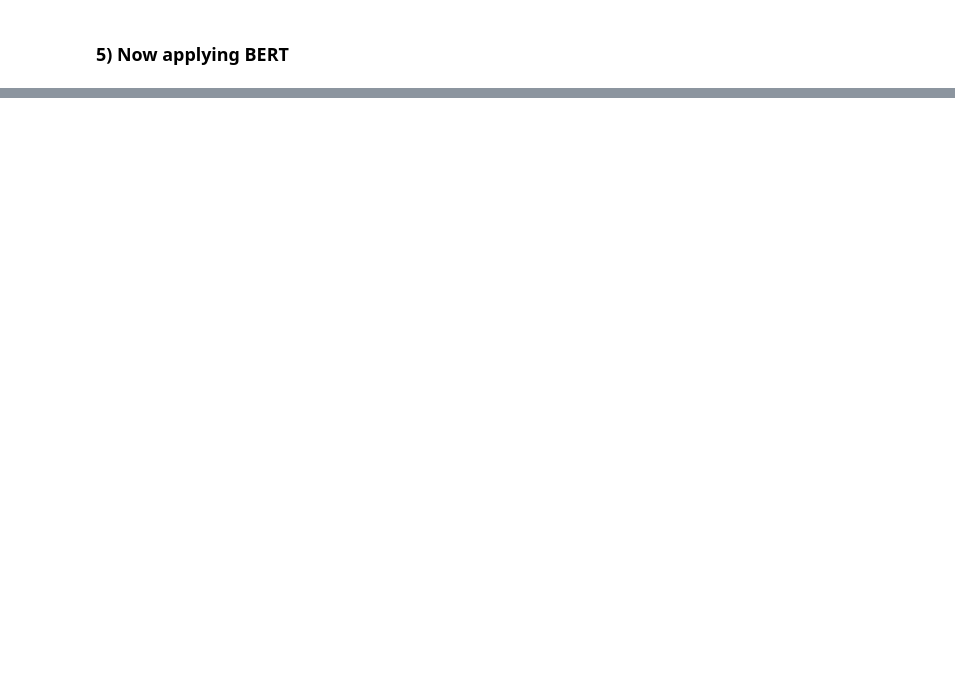
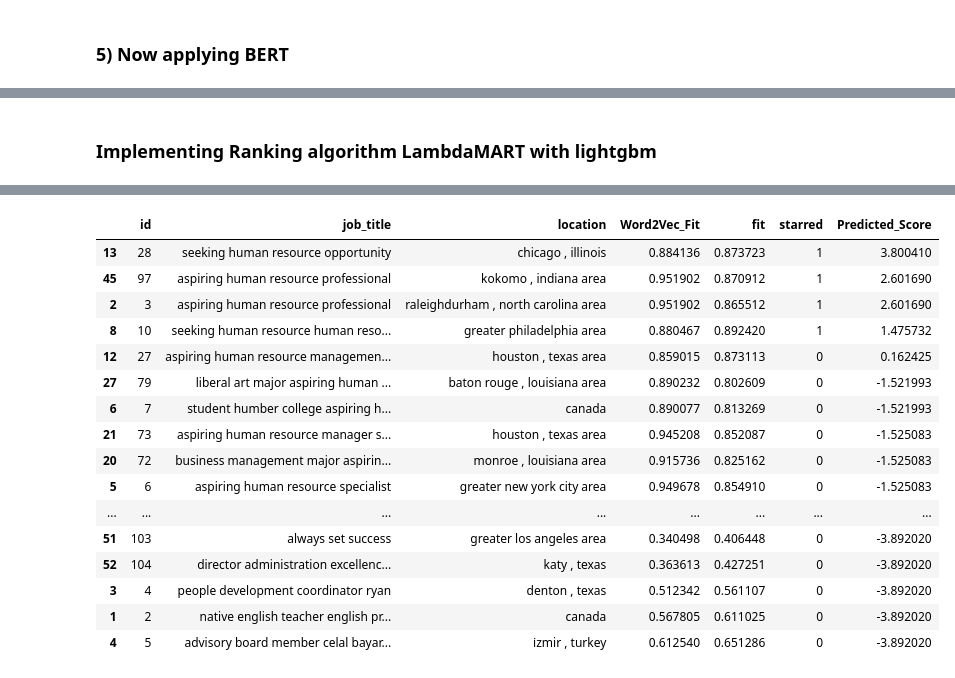
Before and after one commit to Charu21/JyltHfGSAETLOOVj, a Jupyter notebook: PotentialTalents.ipynb, the cells around one changed output, grey strips where cells are left out. Drawn from its saved outputs; the diff is of its cells as text; code cells hidden in the pictures; blank space fills up the shorter version.

```diff
--- a/PotentialTalents.ipynb
+++ b/PotentialTalents.ipynb
@@ -1076,0 +1123,2 @@ final_df_kw2.head()
+# %% [markdown]
+### Implementing Ranking algorithm LambdaMART with lightgbm
@@ -1076,0 +1148,26 @@ final_df_kw2.head()
+# %%
+# A ranking algorithm which takes as input the df, feature columns, output and returns the ranked df according to columns
+# def ranking(dataframe, features, y):
+#     # Create an augmented dataset with manually selected candidates
+#     augmented_df = datframe.copy()
+
+#     # Feature engineering
+#     X = augmented_df[["connection", "Word2Vec_Fit", "fit"]]
+#     y = augmented_df["starred"]
+
+#     # Train a LambdaMART model on the augmented dataset
+#     lgb_dataset = lgb.Dataset(X, label=y, group=[len(augmented_df)])  # Group all instances together
+#     params = {"objective": "lambdarank", "metric": "ndcg"}  # LambdaMART parameters
+#     model = lgb.train(params, lgb_dataset, num_boost_round=100)
+
+#     # Make predictions for all candidates
+#     augmented_df["Predicted_Score"] = model.predict(X)
+
+#     # Sort candidates based on predicted scores
+#     sorted_candidates = augmented_df.sort_values(by="Predicted_Score", ascending=False)
+#     return sorted_candidates
+sorted_candidates = ranking(final_df, ["connection", "Word2Vec_Fit", "fit"], "starred")
+
+# Print the re-ranked list of candidates
+sorted_candidates[['id', 'job_title','location', 'Word2Vec_Fit','fit','starred','Predicted_Score']].head(20)
+# %% [output]
@@ -1076,0 +1191,17 @@ final_df_kw2.head()
+|  | id | job_title | location | Word2Vec_Fit | fit | starred | Predicted_Score |
+| 13 | 28 | seeking human resource opportunity | chicago , illinois | 0.884136 | 0.873723 | 1 | 3.800410 |
+| 45 | 97 | aspiring human resource professional | kokomo , indiana area | 0.951902 | 0.870912 | 1 | 2.601690 |
+| 2 | 3 | aspiring human resource professional | raleighdurham , north carolina area | 0.951902 | 0.865512 | 1 | 2.601690 |
+| 8 | 10 | seeking human resource human reso... | greater philadelphia area | 0.880467 | 0.892420 | 1 | 1.475732 |
+| 12 | 27 | aspiring human resource managemen... | houston , texas area | 0.859015 | 0.873113 | 0 | 0.162425 |
+| 27 | 79 | liberal art major aspiring human ... | baton rouge , louisiana area | 0.890232 | 0.802609 | 0 | -1.521993 |
+| 6 | 7 | student humber college aspiring h... | canada | 0.890077 | 0.813269 | 0 | -1.521993 |
+| 21 | 73 | aspiring human resource manager s... | houston , texas area | 0.945208 | 0.852087 | 0 | -1.525083 |
+| 20 | 72 | business management major aspirin... | monroe , louisiana area | 0.915736 | 0.825162 | 0 | -1.525083 |
+| 5 | 6 | aspiring human resource specialist | greater new york city area | 0.949678 | 0.854910 | 0 | -1.525083 |
+| ... | ... | ... | ... | ... | ... | ... | ... |
+| 51 | 103 | always set success | greater los angeles area | 0.340498 | 0.406448 | 0 | -3.892020 |
+| 52 | 104 | director administration excellenc... | katy , texas | 0.363613 | 0.427251 | 0 | -3.892020 |
+| 3 | 4 | people development coordinator ryan | denton , texas | 0.512342 | 0.561107 | 0 | -3.892020 |
+| 1 | 2 | native english teacher english pr... | canada | 0.567805 | 0.611025 | 0 | -3.892020 |
+| 4 | 5 | advisory board member celal bayar... | i̇zmir , turkey | 0.612540 | 0.651286 | 0 | -3.892020 |
```
Also changed, not shown: parts of 102 cells of this notebook.
